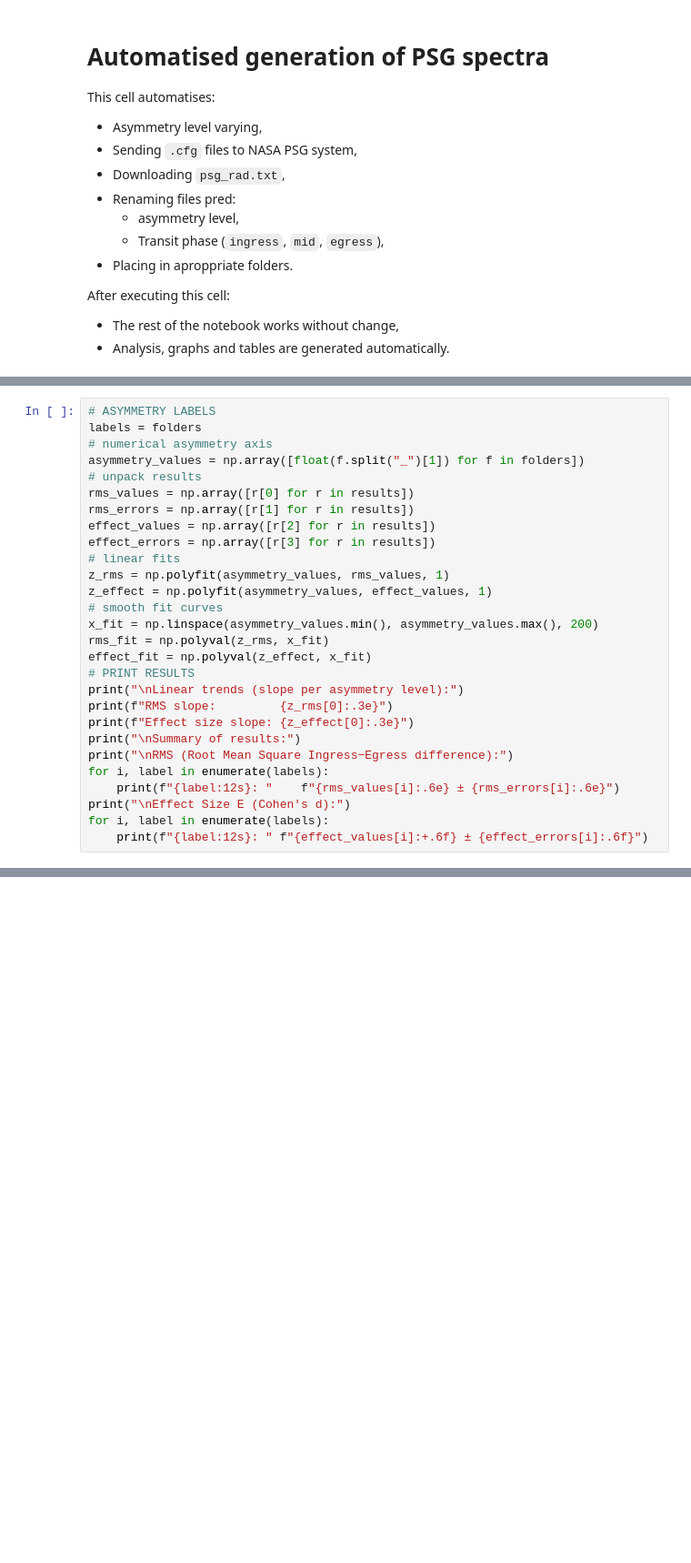
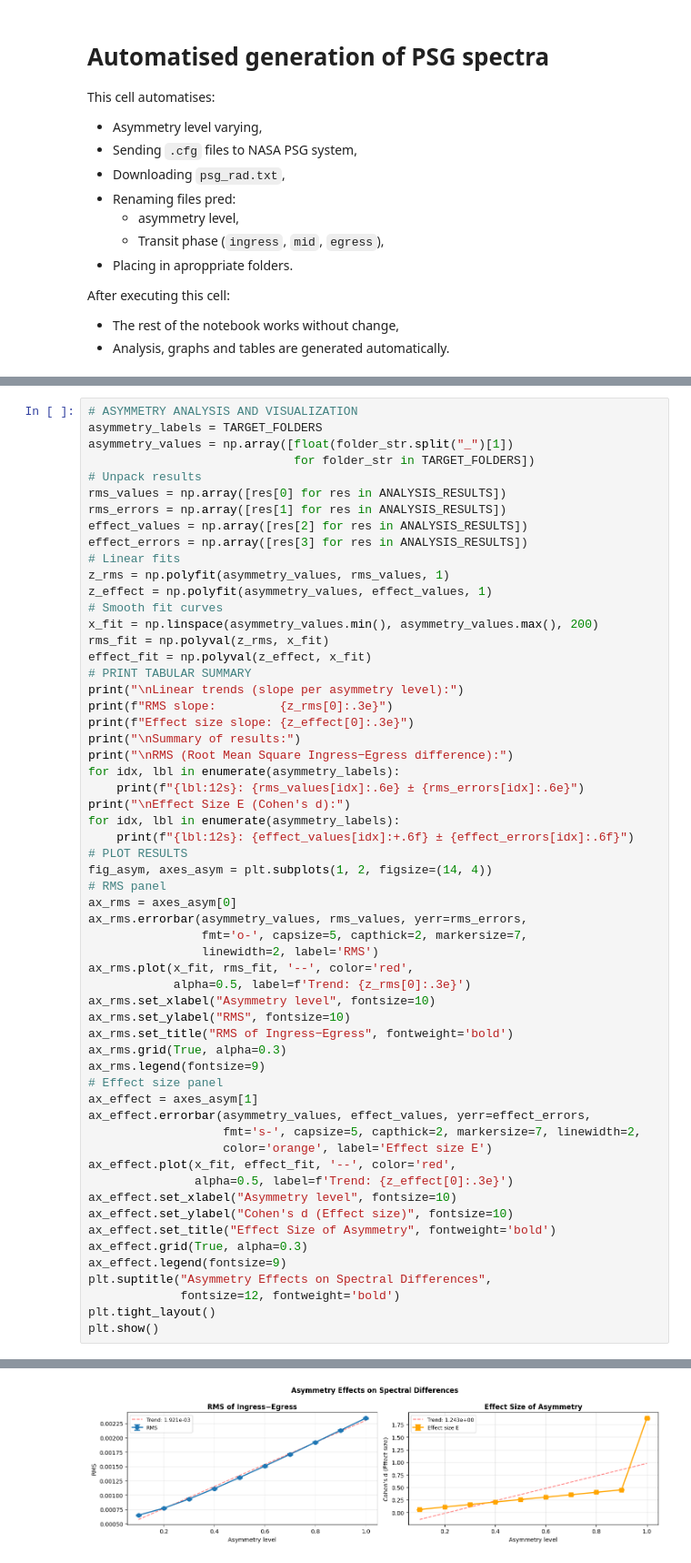
Before and after one commit to IlijaBazic/Cloudiness-effects-on-exoplanetary-spectra-degeneracy, a Jupyter notebook: statisticka_analiza_automatizovana.ipynb, the cells around one changed output, grey strips where cells are left out. Shown at 91% size. Cells and saved outputs as stored; diff of their text form; blank space fills up the shorter version.

```diff
--- a/Statisticka-analiza-automatizovana.ipynb
+++ b/statisticka_analiza_automatizovana.ipynb
@@ -368,32 +358,62 @@ plt.show()
 # %% [output]
 [figure]
 # %%
-# ASYMMETRY LABELS
-labels = folders
-# numerical asymmetry axis
-asymmetry_values = np.array([float(f.split("_")[1]) for f in folders])
-# unpack results
-rms_values = np.array([r[0] for r in results])
-rms_errors = np.array([r[1] for r in results])
-effect_values = np.array([r[2] for r in results])
-effect_errors = np.array([r[3] for r in results])
-# linear fits
+# ASYMMETRY ANALYSIS AND VISUALIZATION
+asymmetry_labels = TARGET_FOLDERS
+asymmetry_values = np.array([float(folder_str.split("_")[1])
+                             for folder_str in TARGET_FOLDERS])
+# Unpack results
+rms_values = np.array([res[0] for res in ANALYSIS_RESULTS])
+rms_errors = np.array([res[1] for res in ANALYSIS_RESULTS])
+effect_values = np.array([res[2] for res in ANALYSIS_RESULTS])
+effect_errors = np.array([res[3] for res in ANALYSIS_RESULTS])
+# Linear fits
 z_rms = np.polyfit(asymmetry_values, rms_values, 1)
 z_effect = np.polyfit(asymmetry_values, effect_values, 1)
-# smooth fit curves
+# Smooth fit curves
 x_fit = np.linspace(asymmetry_values.min(), asymmetry_values.max(), 200)
 rms_fit = np.polyval(z_rms, x_fit)
 effect_fit = np.polyval(z_effect, x_fit)
-# PRINT RESULTS
+# PRINT TABULAR SUMMARY
 print("\nLinear trends (slope per asymmetry level):")
 print(f"RMS slope:         {z_rms[0]:.3e}")
 print(f"Effect size slope: {z_effect[0]:.3e}")
 print("\nSummary of results:")
 print("\nRMS (Root Mean Square Ingress−Egress difference):")
-for i, label in enumerate(labels):
-    print(f"{label:12s}: "    f"{rms_values[i]:.6e} ± {rms_errors[i]:.6e}")
+for idx, lbl in enumerate(asymmetry_labels):
+    print(f"{lbl:12s}: {rms_values[idx]:.6e} ± {rms_errors[idx]:.6e}")
 print("\nEffect Size E (Cohen's d):")
-for i, label in enumerate(labels):
-    print(f"{label:12s}: " f"{effect_values[i]:+.6f} ± {effect_errors[i]:.6f}")
+for idx, lbl in enumerate(asymmetry_labels):
+    print(f"{lbl:12s}: {effect_values[idx]:+.6f} ± {effect_errors[idx]:.6f}")
+# PLOT RESULTS
+fig_asym, axes_asym = plt.subplots(1, 2, figsize=(14, 4))
+# RMS panel
+ax_rms = axes_asym[0]
+ax_rms.errorbar(asymmetry_values, rms_values, yerr=rms_errors,
+                fmt='o-', capsize=5, capthick=2, markersize=7,
+                linewidth=2, label='RMS')
+ax_rms.plot(x_fit, rms_fit, '--', color='red',
+            alpha=0.5, label=f'Trend: {z_rms[0]:.3e}')
+ax_rms.set_xlabel("Asymmetry level", fontsize=10)
+ax_rms.set_ylabel("RMS", fontsize=10)
+ax_rms.set_title("RMS of Ingress−Egress", fontweight='bold')
+ax_rms.grid(True, alpha=0.3)
+ax_rms.legend(fontsize=9)
+# Effect size panel
+ax_effect = axes_asym[1]
+ax_effect.errorbar(asymmetry_values, effect_values, yerr=effect_errors,
+                   fmt='s-', capsize=5, capthick=2, markersize=7, linewidth=2,
+                   color='orange', label='Effect size E')
+ax_effect.plot(x_fit, effect_fit, '--', color='red',
+               alpha=0.5, label=f'Trend: {z_effect[0]:.3e}')
+ax_effect.set_xlabel("Asymmetry level", fontsize=10)
+ax_effect.set_ylabel("Cohen's d (Effect size)", fontsize=10)
+ax_effect.set_title("Effect Size of Asymmetry", fontweight='bold')
+ax_effect.grid(True, alpha=0.3)
+ax_effect.legend(fontsize=9)
+plt.suptitle("Asymmetry Effects on Spectral Differences",
+             fontsize=12, fontweight='bold')
+plt.tight_layout()
+plt.show()
 # %% [output]
 Linear trends (slope per asymmetry level):
@@ -415,0 +436 @@ Asym_1.0    : +1.881222 ± 0.011531
+[figure, added]
```
Also changed, not shown: parts of 9 cells of this notebook, 3 other files.
